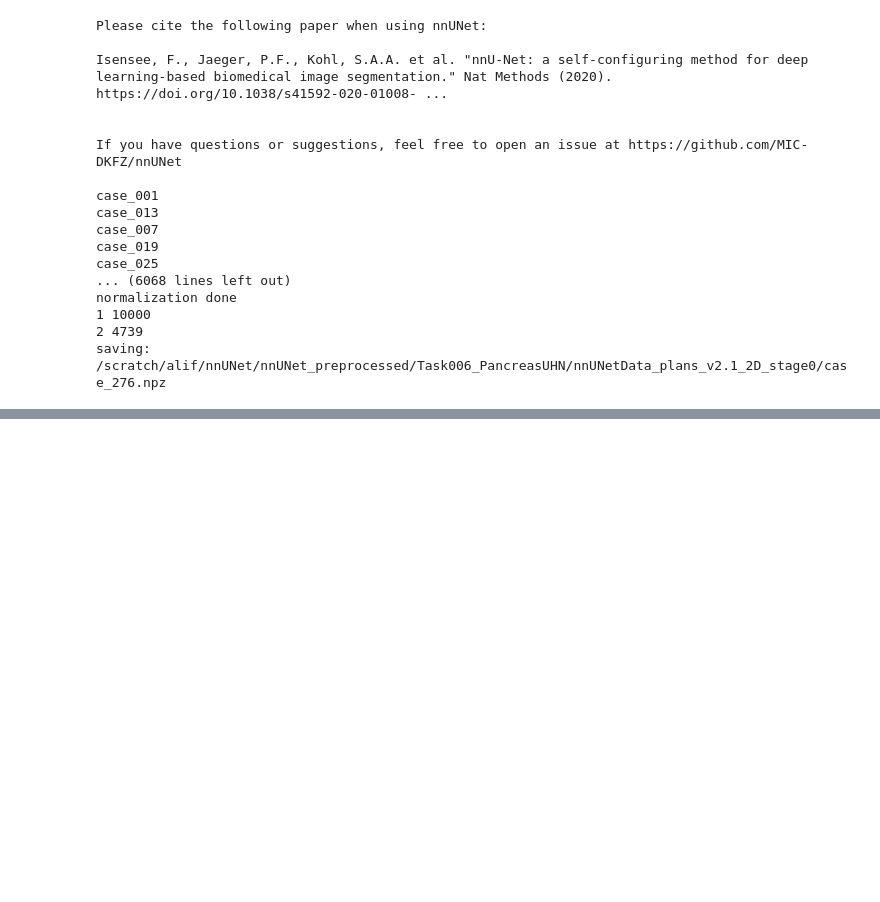
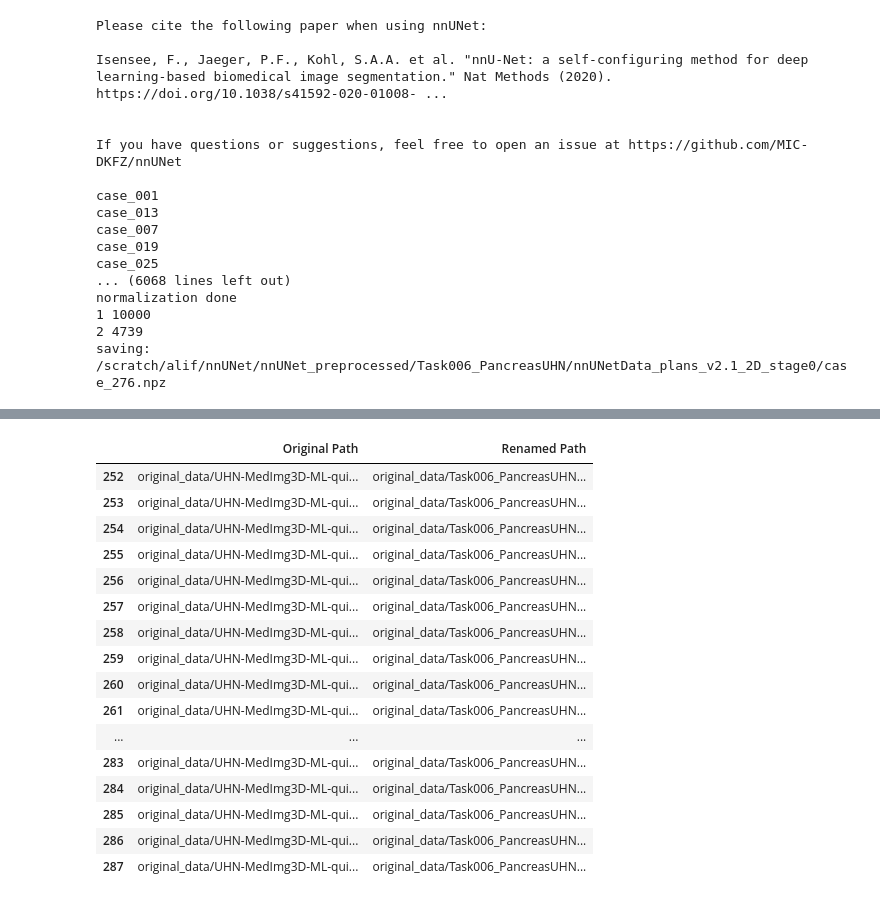
Before and after one commit to alif-munim/nnUNet, a Jupyter notebook: data_preprocessing.ipynb, the cells around one changed output, grey strips where cells are left out. Drawn from its saved outputs; the diff is of its cells as text; code cells hidden in the pictures; blank space fills up the shorter version.

```diff
--- a/data_preprocessing.ipynb
+++ b/data_preprocessing.ipynb
@@ -1367,0 +1565,20 @@ epoch:  9
+# %%
+df_val
+# %% [output]
+|  | Original Path | Renamed Path |
+| 252 | original_data/UHN-MedImg3D-ML-qui... | original_data/Task006_PancreasUHN... |
+| 253 | original_data/UHN-MedImg3D-ML-qui... | original_data/Task006_PancreasUHN... |
+| 254 | original_data/UHN-MedImg3D-ML-qui... | original_data/Task006_PancreasUHN... |
+| 255 | original_data/UHN-MedImg3D-ML-qui... | original_data/Task006_PancreasUHN... |
+| 256 | original_data/UHN-MedImg3D-ML-qui... | original_data/Task006_PancreasUHN... |
+| 257 | original_data/UHN-MedImg3D-ML-qui... | original_data/Task006_PancreasUHN... |
+| 258 | original_data/UHN-MedImg3D-ML-qui... | original_data/Task006_PancreasUHN... |
+| 259 | original_data/UHN-MedImg3D-ML-qui... | original_data/Task006_PancreasUHN... |
+| 260 | original_data/UHN-MedImg3D-ML-qui... | original_data/Task006_PancreasUHN... |
+| 261 | original_data/UHN-MedImg3D-ML-qui... | original_data/Task006_PancreasUHN... |
+| ... | ... | ... |
+| 283 | original_data/UHN-MedImg3D-ML-qui... | original_data/Task006_PancreasUHN... |
+| 284 | original_data/UHN-MedImg3D-ML-qui... | original_data/Task006_PancreasUHN... |
+| 285 | original_data/UHN-MedImg3D-ML-qui... | original_data/Task006_PancreasUHN... |
+| 286 | original_data/UHN-MedImg3D-ML-qui... | original_data/Task006_PancreasUHN... |
+| 287 | original_data/UHN-MedImg3D-ML-qui... | original_data/Task006_PancreasUHN... |
```
Also changed, not shown: parts of 12 cells of this notebook, 2 other files.
